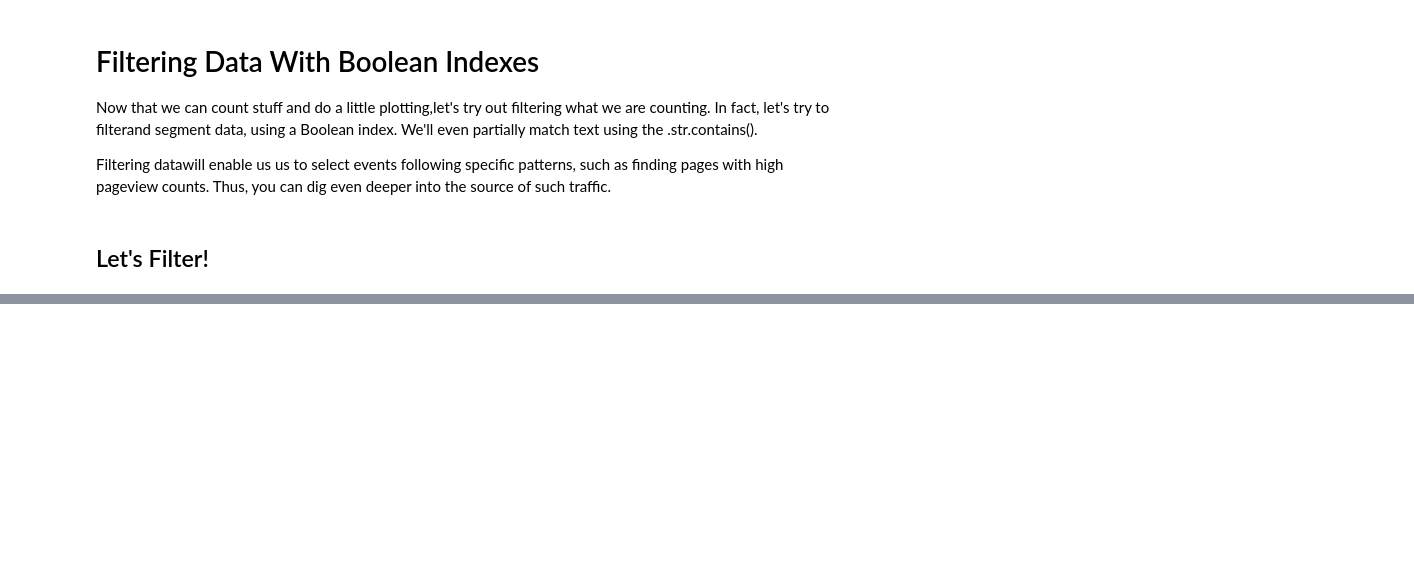
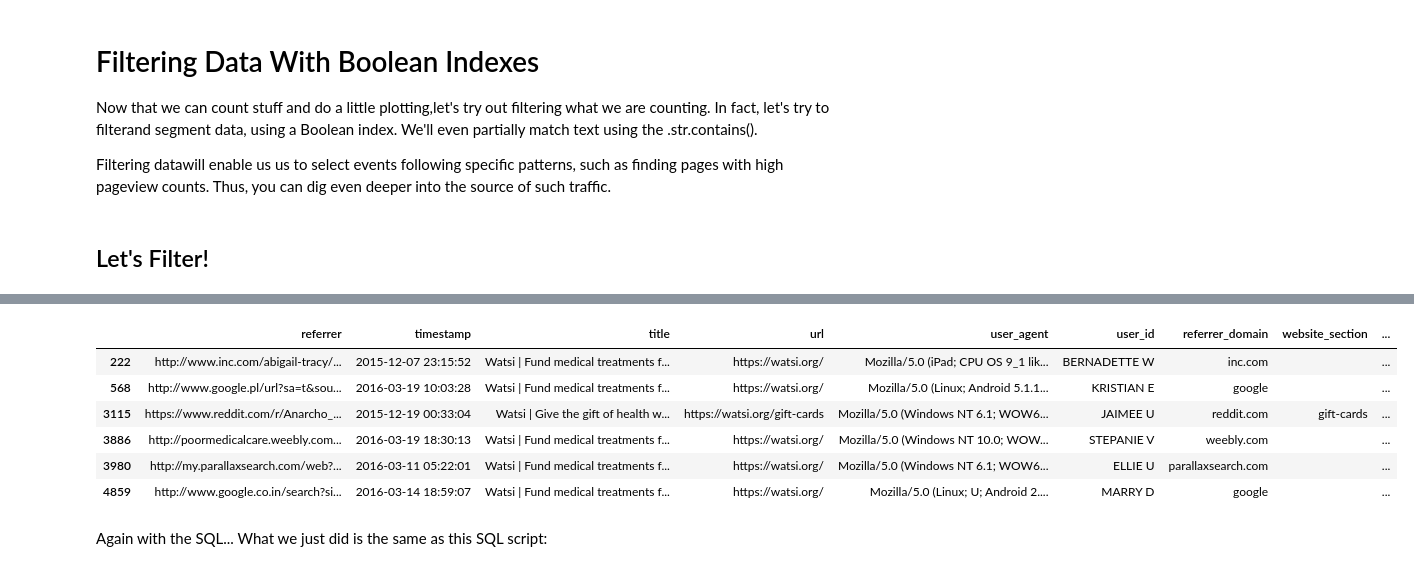
Before and after one commit to nellac77/gitfunkhouse, a Jupyter notebook: mode/Python Basics.ipynb, the cells around one changed output, grey strips where cells are left out. Cells and saved outputs as stored; diff of their text form; code cells hidden in the pictures; blank space fills up the shorter version.

Commit message:
Add boolean indexing and data filtering intros

```diff
--- a/mode/Python Basics.ipynb
+++ b/mode/Python Basics.ipynb
@@ -767,0 +877,14 @@ Filtering datawill enable us us to select events following specific patterns, su
+# %%
+medical_referrer_index = data['referrer'].str.contains('medical')
+medical_referrers = data[medical_referrer_index]
+medical_referrers
+# %% [output]
+|  | referrer | timestamp | title | url | user_agent | user_id | referrer_domain | website_section | ... |
+| 222 | http://www.inc.com/abigail-tracy/... | 2015-12-07 23:15:52 | Watsi | Fund medical treatments f... | https://watsi.org/ | Mozilla/5.0 (iPad; CPU OS 9_1 lik... | BERNADETTE W | inc.com |  | ... |
+| 568 | http://www.google.pl/url?sa=t&sou... | 2016-03-19 10:03:28 | Watsi | Fund medical treatments f... | https://watsi.org/ | Mozilla/5.0 (Linux; Android 5.1.1... | KRISTIAN E | google |  | ... |
+| 3115 | https://www.reddit.com/r/Anarcho_... | 2015-12-19 00:33:04 | Watsi | Give the gift of health w... | https://watsi.org/gift-cards | Mozilla/5.0 (Windows NT 6.1; WOW6... | JAIMEE U | reddit.com | gift-cards | ... |
+| 3886 | http://poormedicalcare.weebly.com... | 2016-03-19 18:30:13 | Watsi | Fund medical treatments f... | https://watsi.org/ | Mozilla/5.0 (Windows NT 10.0; WOW... | STEPANIE V | weebly.com |  | ... |
+| 3980 | http://my.parallaxsearch.com/web?... | 2016-03-11 05:22:01 | Watsi | Fund medical treatments f... | https://watsi.org/ | Mozilla/5.0 (Windows NT 6.1; WOW6... | ELLIE U | parallaxsearch.com |  | ... |
+| 4859 | http://www.google.co.in/search?si... | 2016-03-14 18:59:07 | Watsi | Fund medical treatments f... | https://watsi.org/ | Mozilla/5.0 (Linux; U; Android 2.... | MARRY D | google |  | ... |
+# %% [markdown]
+Again with the SQL... What we just did is the same as this SQL script:
```
Also changed, not shown: parts of 30 cells of this notebook.
